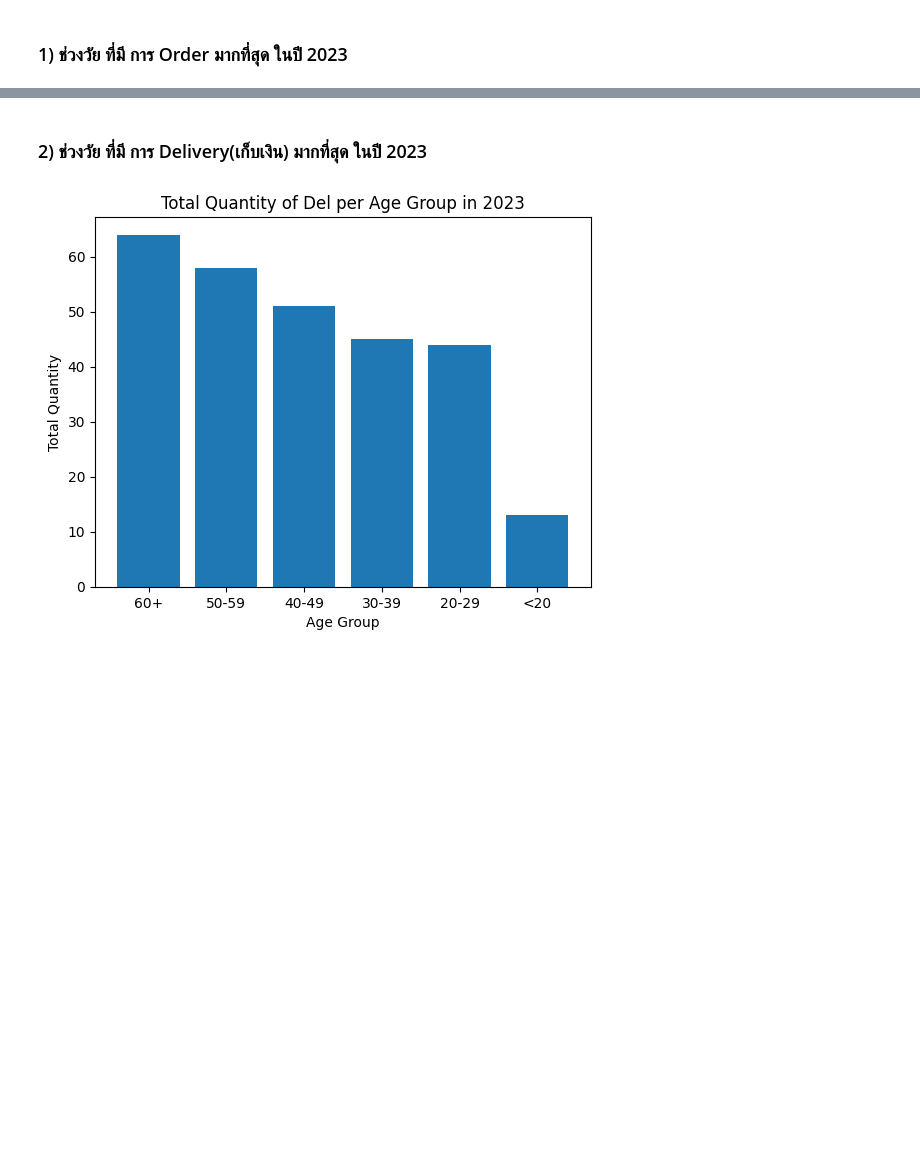
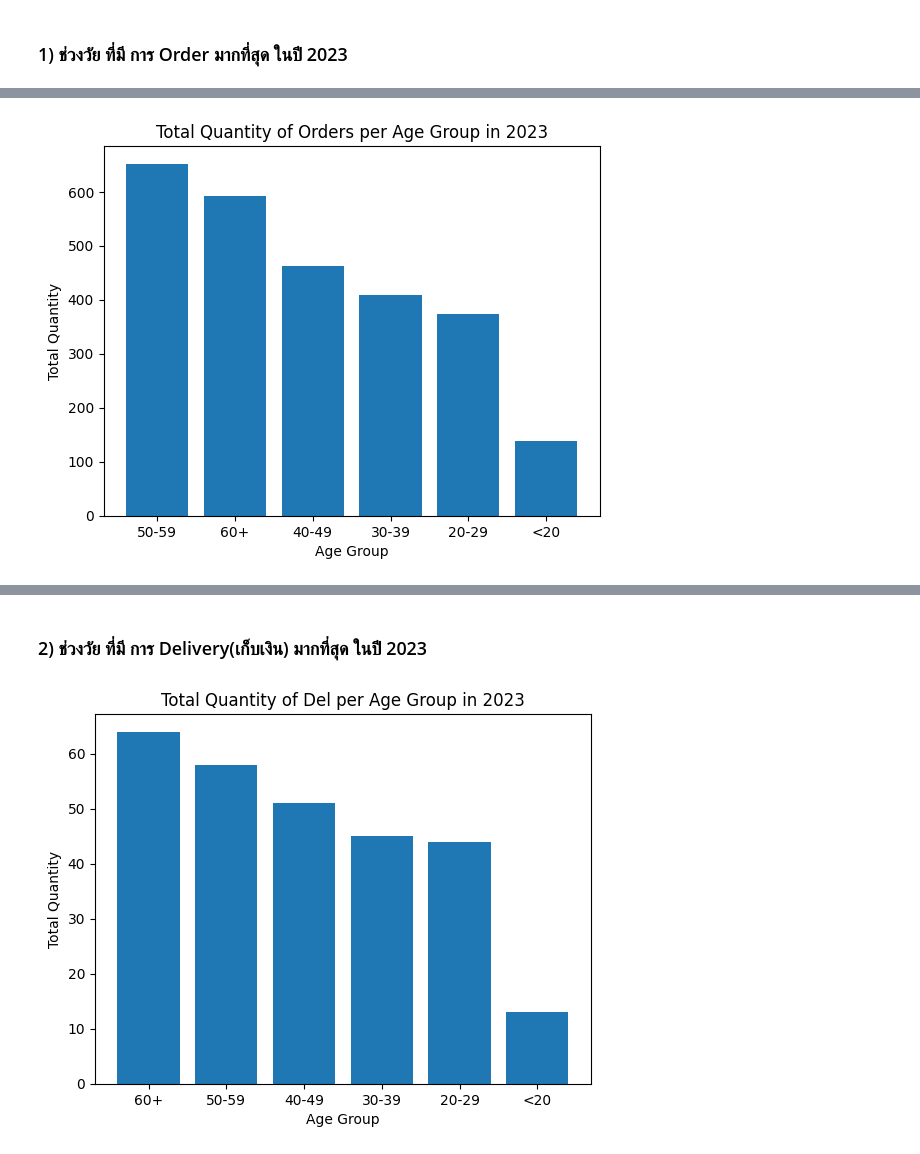
Before and after one commit to ppts2545/E-commerce-Sales-and-Customer-Insights-Dataset, a Jupyter notebook: notebooks/06_Revenue by AgeGroup.ipynb, the cells around one changed output, grey strips where cells are left out. Drawn from its saved outputs; the diff is of its cells as text; code cells hidden in the pictures; blank space fills up the shorter version.

```diff
--- a/notebooks/06_Revenue by AgeGroup.ipynb
+++ b/notebooks/06_Revenue by AgeGroup.ipynb
@@ -13,6 +13,13 @@ order_per_ageGroup = (
     .nunique()
     .sort_values(ascending=False)
 )
+
+order_per_ageGroup_quantity = (
+    df[df["Year"] == 2023]
+    .groupby("AgeGroup")["Quantity"]
+    .sum()
+    .sort_values(ascending=False)
+)
 # %%
 plt.bar(order_per_ageGroup.index, order_per_ageGroup.values)
 plt.xlabel("Age Group")
@@ -23,0 +31,9 @@ plt.show()
+# %%
+#Total Quantity per Age Group in 2023
+plt.bar(order_per_ageGroup_quantity.index, order_per_ageGroup_quantity.values)
+plt.xlabel("Age Group")
+plt.ylabel("Total Quantity")
+plt.title("Total Quantity of Orders per Age Group in 2023")
+plt.show()
+# %% [output]
+[figure, added]
```
Also changed, not shown: parts of 3 cells of this notebook, 9 other files.
